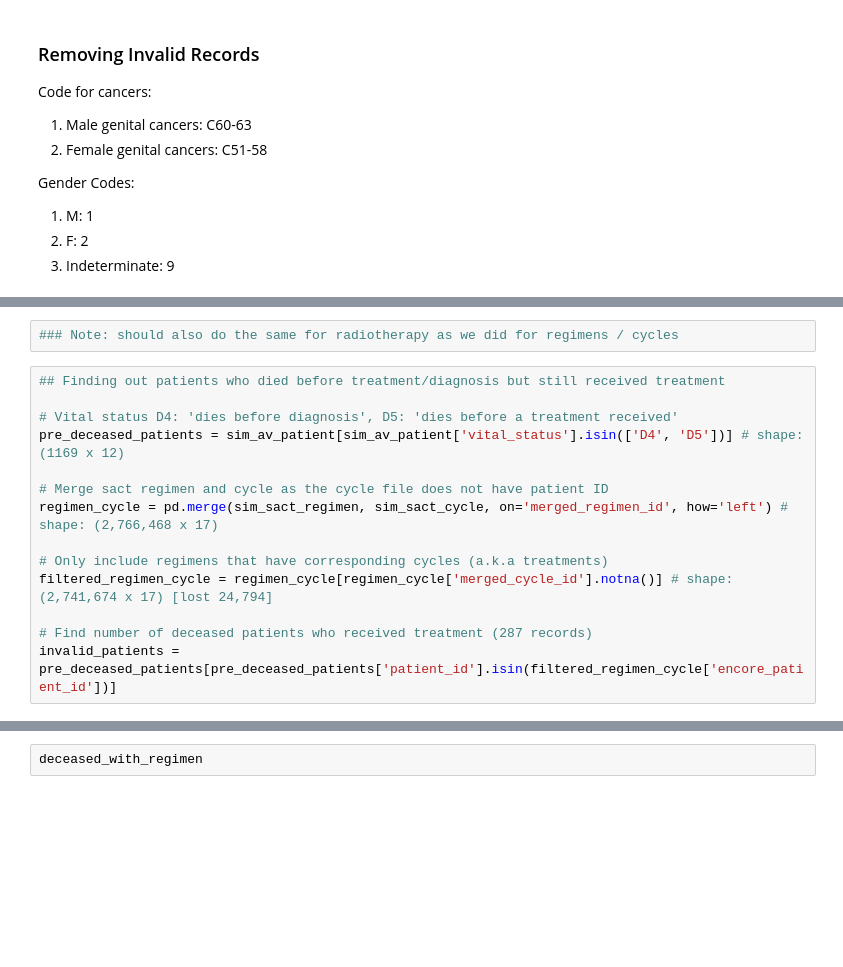
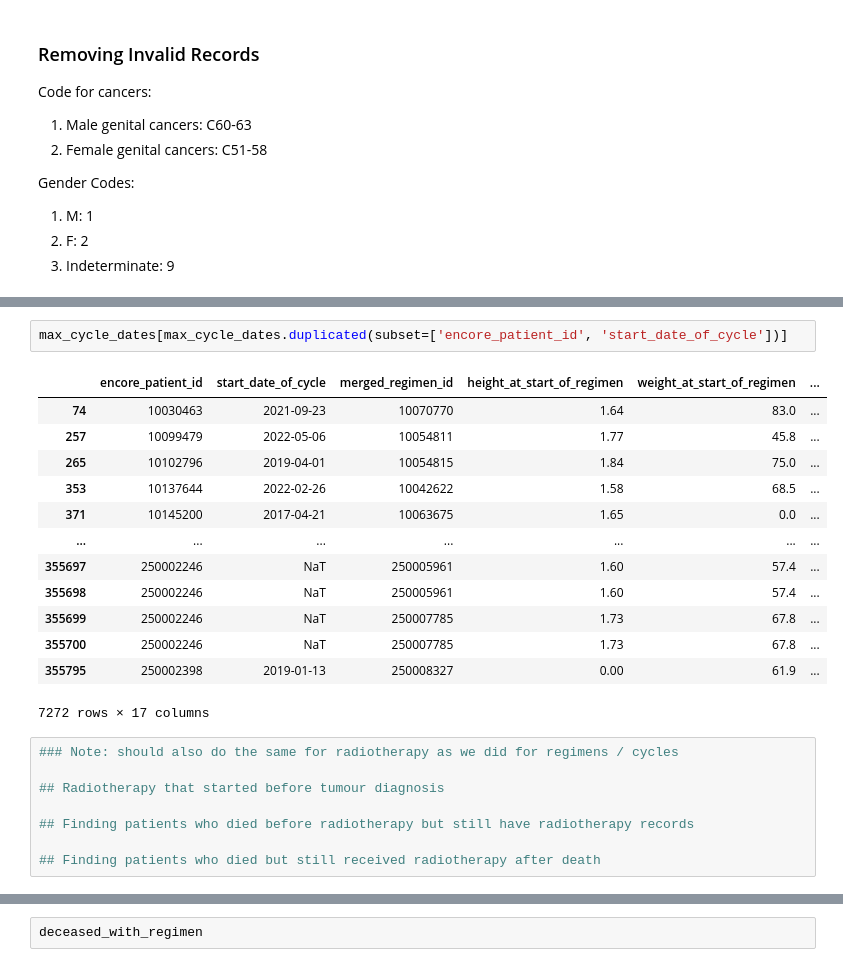
Before and after one commit to jcnexu/clinical_dashboards_sem2_2024, a Jupyter notebook: new_data_dict.ipynb, the cells around one changed output, grey strips where cells are left out. Cells and saved outputs as stored; diff of their text form; blank space fills up the shorter version.

```diff
--- a/new_data_dict.ipynb
+++ b/new_data_dict.ipynb
@@ -303,16 +474,24 @@ bad_records['invalid_regimen_ids'] = list(regimen_before_treatment['merged_regim
+# %%
+max_cycle_dates[max_cycle_dates.duplicated(subset=['encore_patient_id', 'start_date_of_cycle'])]
+# %% [output]
+|  | encore_patient_id | start_date_of_cycle | merged_regimen_id | height_at_start_of_regimen | weight_at_start_of_regimen | ... |
+| 74 | 10030463 | 2021-09-23 | 10070770 | 1.64 | 83.0 | ... |
+| 257 | 10099479 | 2022-05-06 | 10054811 | 1.77 | 45.8 | ... |
+| 265 | 10102796 | 2019-04-01 | 10054815 | 1.84 | 75.0 | ... |
+| 353 | 10137644 | 2022-02-26 | 10042622 | 1.58 | 68.5 | ... |
+| 371 | 10145200 | 2017-04-21 | 10063675 | 1.65 | 0.0 | ... |
+| ... | ... | ... | ... | ... | ... | ... |
+| 355697 | 250002246 | NaT | 250005961 | 1.60 | 57.4 | ... |
+| 355698 | 250002246 | NaT | 250005961 | 1.60 | 57.4 | ... |
+| 355699 | 250002246 | NaT | 250007785 | 1.73 | 67.8 | ... |
+| 355700 | 250002246 | NaT | 250007785 | 1.73 | 67.8 | ... |
+| 355795 | 250002398 | 2019-01-13 | 250008327 | 0.00 | 61.9 | ... |
+7272 rows × 17 columns
 # %%
 ### Note: should also do the same for radiotherapy as we did for regimens / cycles
+
+## Radiotherapy that started before tumour diagnosis
+
+## Finding patients who died before radiotherapy but still have radiotherapy records
+
+## Finding patients who died but still received radiotherapy after death
-# %%
-## Finding out patients who died before treatment/diagnosis but still received treatment
-
-# Vital status D4: 'dies before diagnosis', D5: 'dies before a treatment received'
-pre_deceased_patients = sim_av_patient[sim_av_patient['vital_status'].isin(['D4', 'D5'])] # shape: (1169 x 12)
-
-# Merge sact regimen and cycle as the cycle file does not have patient ID
-regimen_cycle = pd.merge(sim_sact_regimen, sim_sact_cycle, on='merged_regimen_id', how='left') # shape: (2,766,468 x 17)
-
-# Only include regimens that have corresponding cycles (a.k.a treatments)
-filtered_regimen_cycle = regimen_cycle[regimen_cycle['merged_cycle_id'].notna()] # shape: (2,741,674 x 17) [lost 24,794]
-
-# Find number of deceased patients who received treatment (287 records)
-invalid_patients = pre_deceased_patients[pre_deceased_patients['patient_id'].isin(filtered_regimen_cycle['encore_patient_id'])]
```
Also changed, not shown: parts of 26 cells of this notebook.
